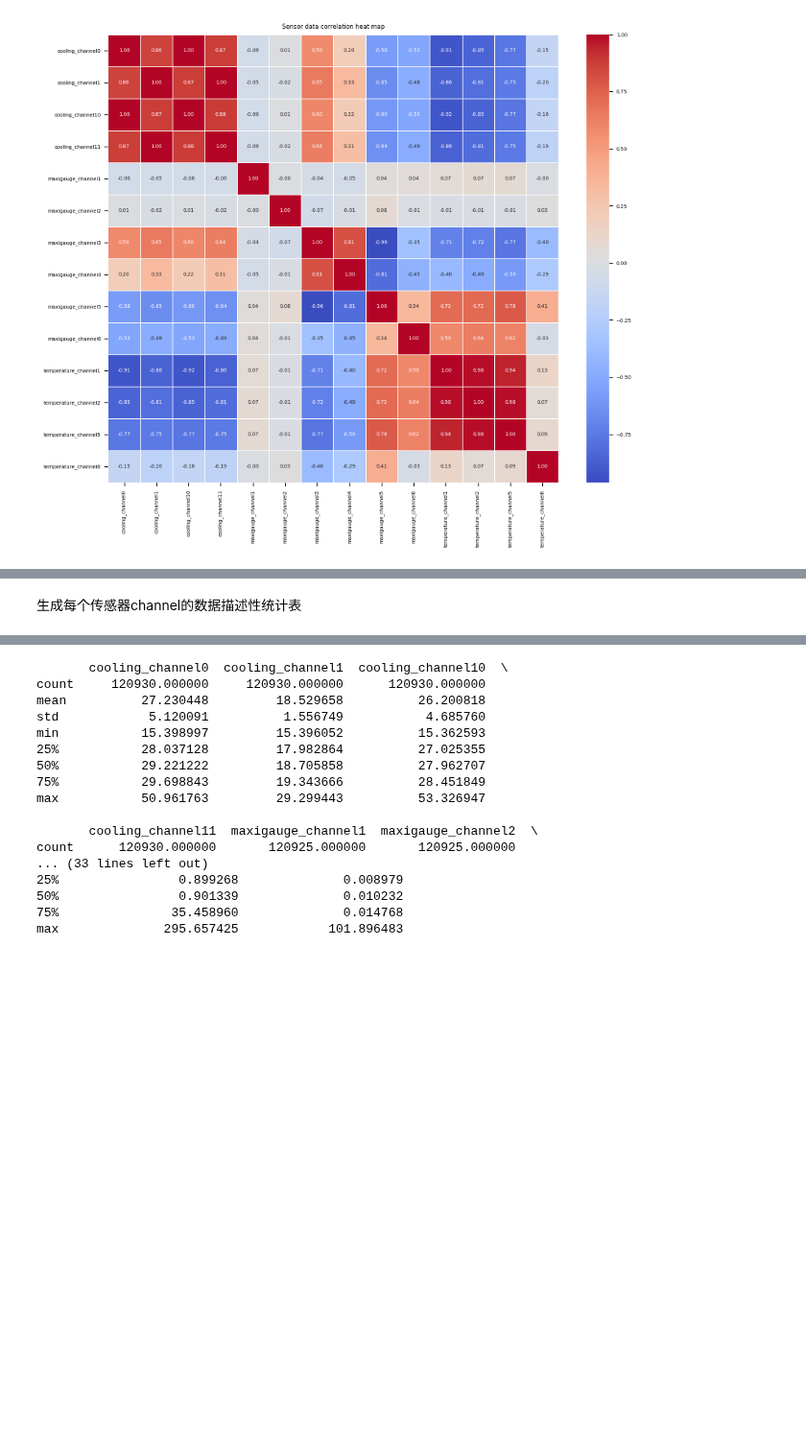
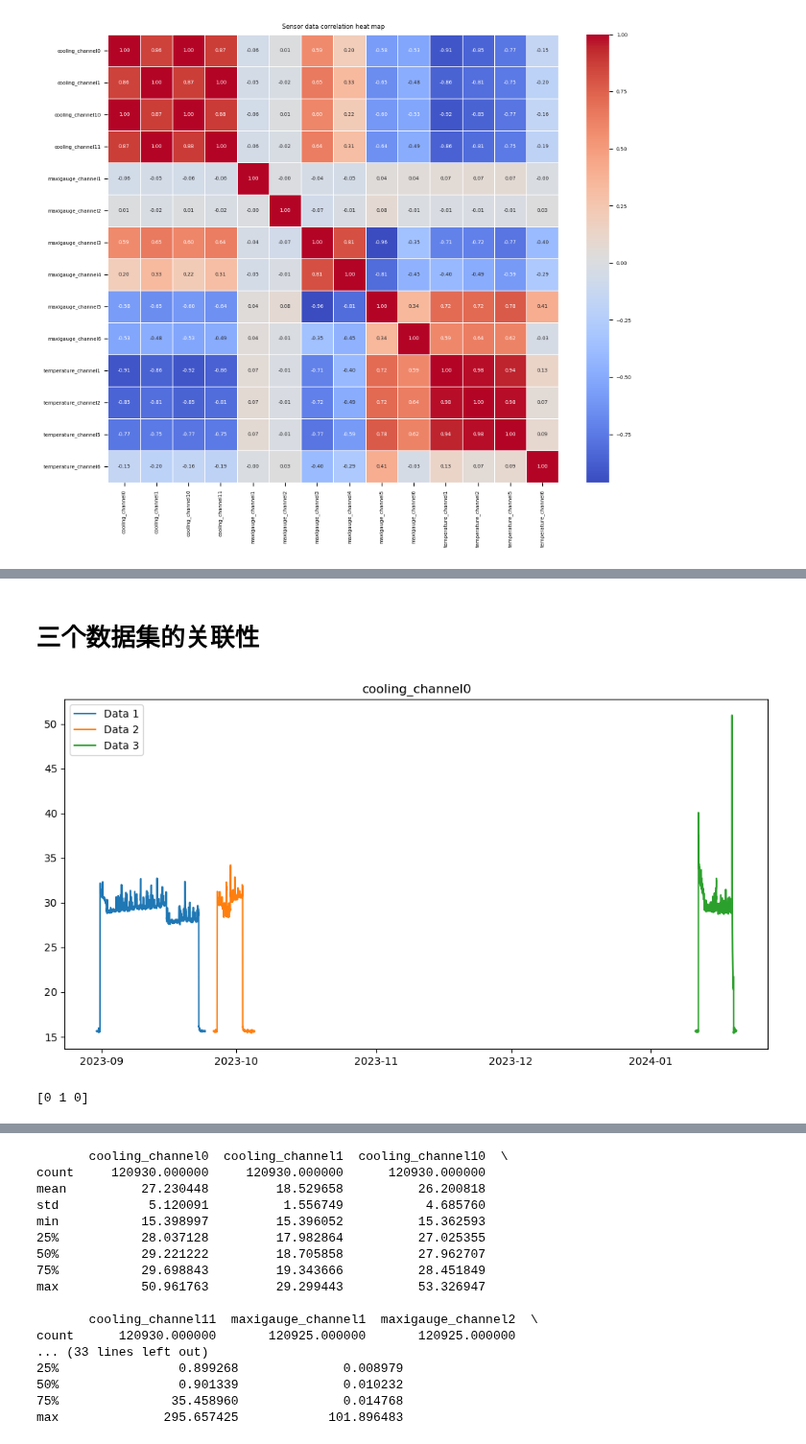
Before and after one commit to capstone-2420-0024/Intelligent-Hybrid-Quantum-Classical-Computing-Resource-Management-System, a Jupyter notebook: data.ipynb, the cells around one changed output, grey strips where cells are left out. Shown at 96% size. Cells and saved outputs as stored; diff of their text form; code cells hidden in the pictures; blank space fills up the shorter version.

Commit message:
The correlation of these three datasets (240111, 230926, 230831) was analyzed by clustering results and mean data

```diff
--- a/data.ipynb
+++ b/data.ipynb
@@ -334,2 +334,30 @@ CSV3 shape: (25909, 14)
-# %% [markdown]
-生成每个传感器channel的数据描述性统计表
+# %% [markdown]
+# 三个数据集的关联性
+# %%
+import matplotlib.pyplot as plt
+
+plt.figure(figsize=(12, 6))
+plt.plot(df1['cooling_channel0'], label='Data 1')
+plt.plot(df2['cooling_channel0'], label='Data 2')
+plt.plot(df3['cooling_channel0'], label='Data 3')
+plt.title('cooling_channel0')
+plt.legend()
+plt.show()
+# %% [output]
+[figure, added]
+# %%
+from sklearn.cluster import KMeans
+import numpy as np
+
+# 提取每段数据的特征（如均值、方差）
+features = []
+for data in [df1, df2, df3]:
+    feature = data.mean().values  # 使用均值作为特征
+    features.append(feature)
+
+features = np.array(features)
+kmeans = KMeans(n_clusters=2)
+kmeans.fit(features)
+print(kmeans.labels_)
+# %% [output]
+[0 1 0]
```
Also changed, not shown: parts of 9 cells of this notebook.
